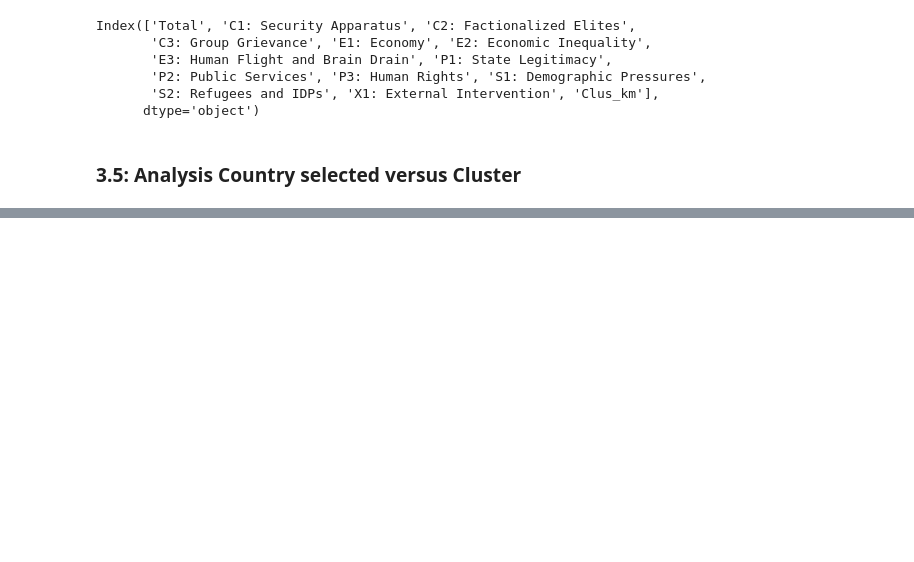
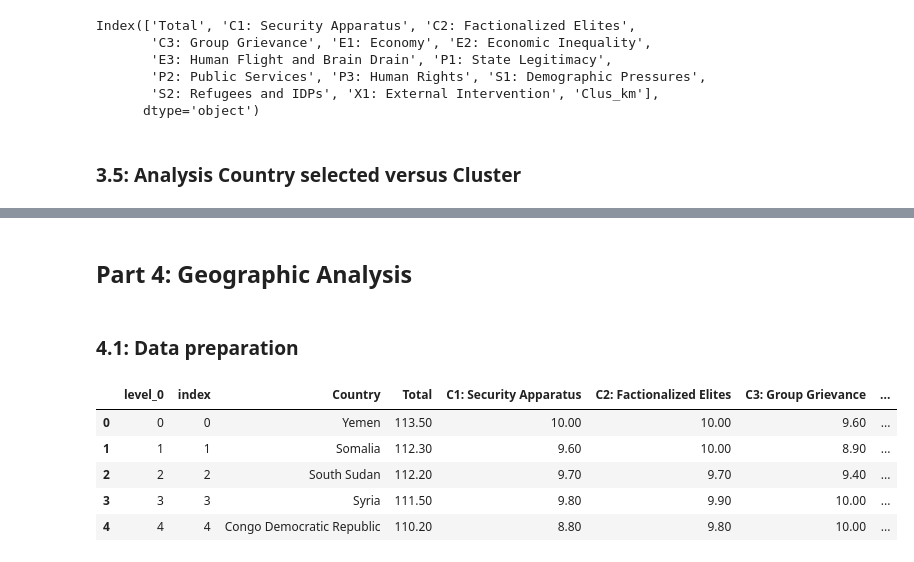
Before and after one commit to lombardidiego/Fragile_States, a Jupyter notebook: State_Fragile_Index.ipynb, the cells around one changed output, grey strips where cells are left out. Cells and saved outputs as stored; diff of their text form; code cells hidden in the pictures; blank space fills up the shorter version.

```diff
--- a/State_Fragile_Index.ipynb
+++ b/State_Fragile_Index.ipynb
@@ -281,0 +292,16 @@ f_country_compare__(country,2)
+# %% [markdown]
+## Part 4: Geographic Analysis
+# %% [markdown]
+### 4.1: Data preparation
+# %%
+dff_map = dff_year
+dff_map = dff_map.reset_index()
+
+dff_map.head()
+# %% [output]
+|  | level_0 | index | Country | Total | C1: Security Apparatus | C2: Factionalized Elites | C3: Group Grievance | ... |
+| 0 | 0 | 0 | Yemen | 113.50 | 10.00 | 10.00 | 9.60 | ... |
+| 1 | 1 | 1 | Somalia | 112.30 | 9.60 | 10.00 | 8.90 | ... |
+| 2 | 2 | 2 | South Sudan | 112.20 | 9.70 | 9.70 | 9.40 | ... |
+| 3 | 3 | 3 | Syria | 111.50 | 9.80 | 9.90 | 10.00 | ... |
+| 4 | 4 | 4 | Congo Democratic Republic | 110.20 | 8.80 | 9.80 | 10.00 | ... |
```
Also changed, not shown: parts of 39 cells of this notebook.
